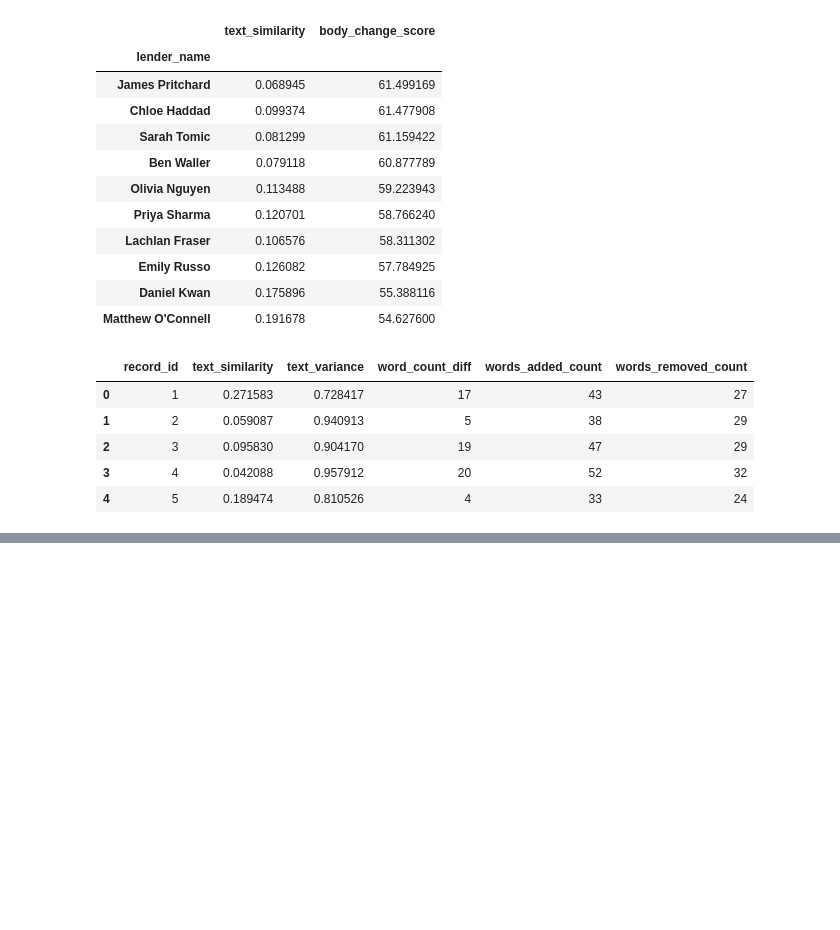
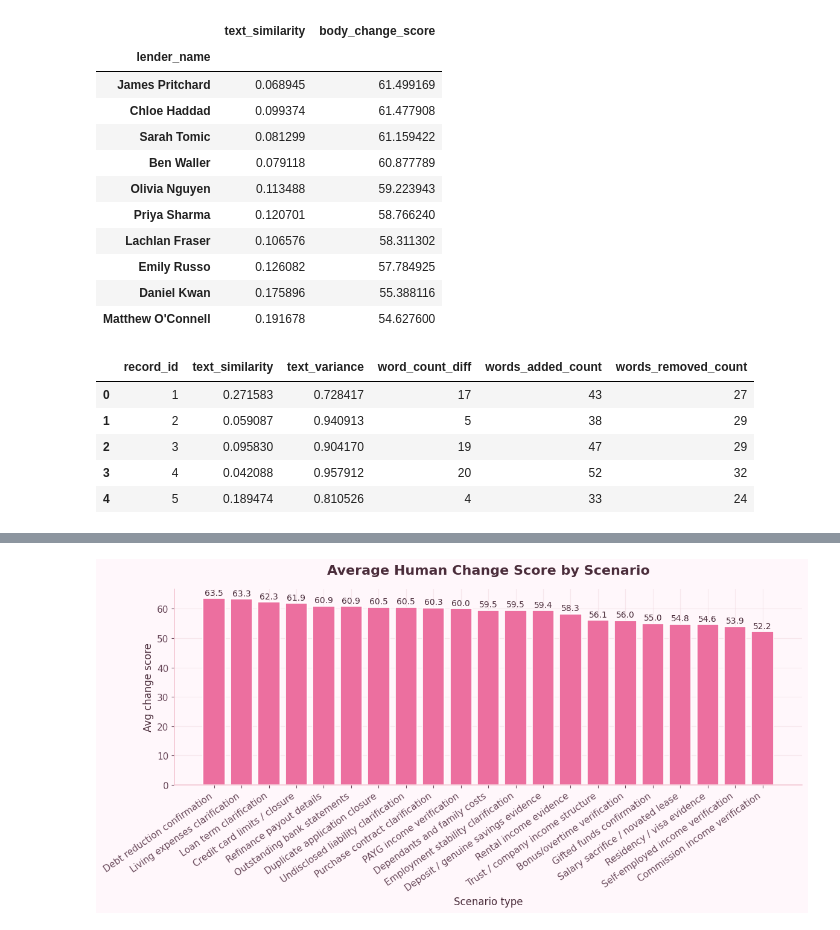
Before and after one commit to suzy-hur/IOD_lab_work, a Jupyter notebook: email_analysis.ipynb, the cells around one changed output, grey strips where cells are left out. Saved outputs shown, nothing was run; the diff lists cells and outputs as text; code cells hidden in the pictures; blank space fills up the shorter version.

```diff
--- a/email_analysis.ipynb
+++ b/email_analysis.ipynb
@@ -270,0 +350,18 @@ df[['record_id', 'text_similarity', 'text_variance', 'word_count_diff', 'words_a
+# %%
+## average change score by scenario
+
+scenario_scores = (
+    df.groupby("scenario_type")["body_change_score"]
+      .mean()
+      .sort_values(ascending=False)
+)
+
+fig, ax = plt.subplots(figsize=(12, 6))
+bars = ax.bar(scenario_scores.index, scenario_scores.values, color=PINK, edgecolor="white", linewidth=1.2)
+style_ax(ax, "Average Human Change Score by Scenario", "Scenario type", "Avg change score")
+plt.xticks(rotation=35, ha="right")
+add_value_labels(ax, fmt="{:.1f}", pad=0.5)
+plt.tight_layout()
+plt.show()
+# %% [output]
+[figure, added]
```
Also changed, not shown: parts of 7 cells of this notebook.
